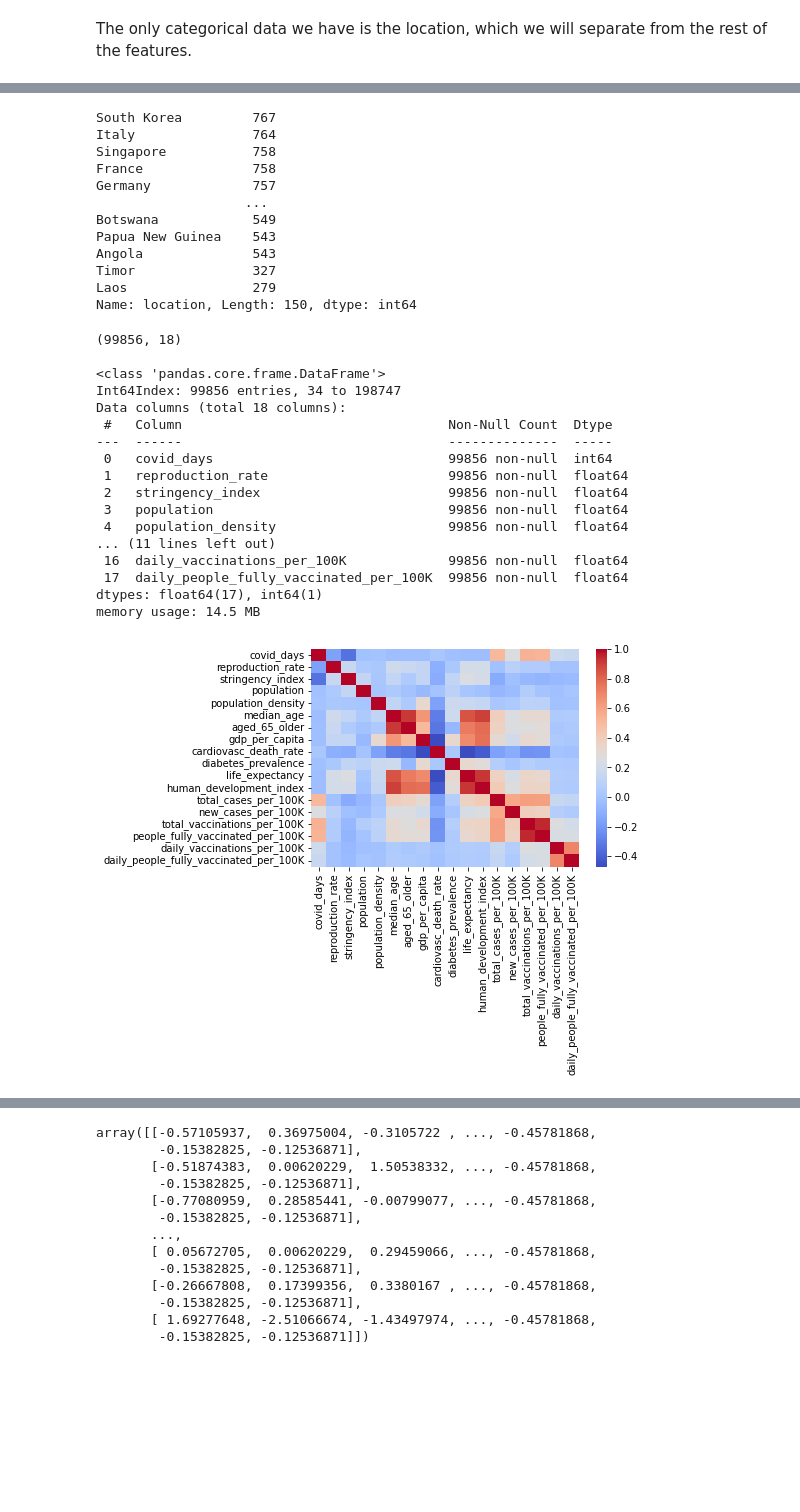
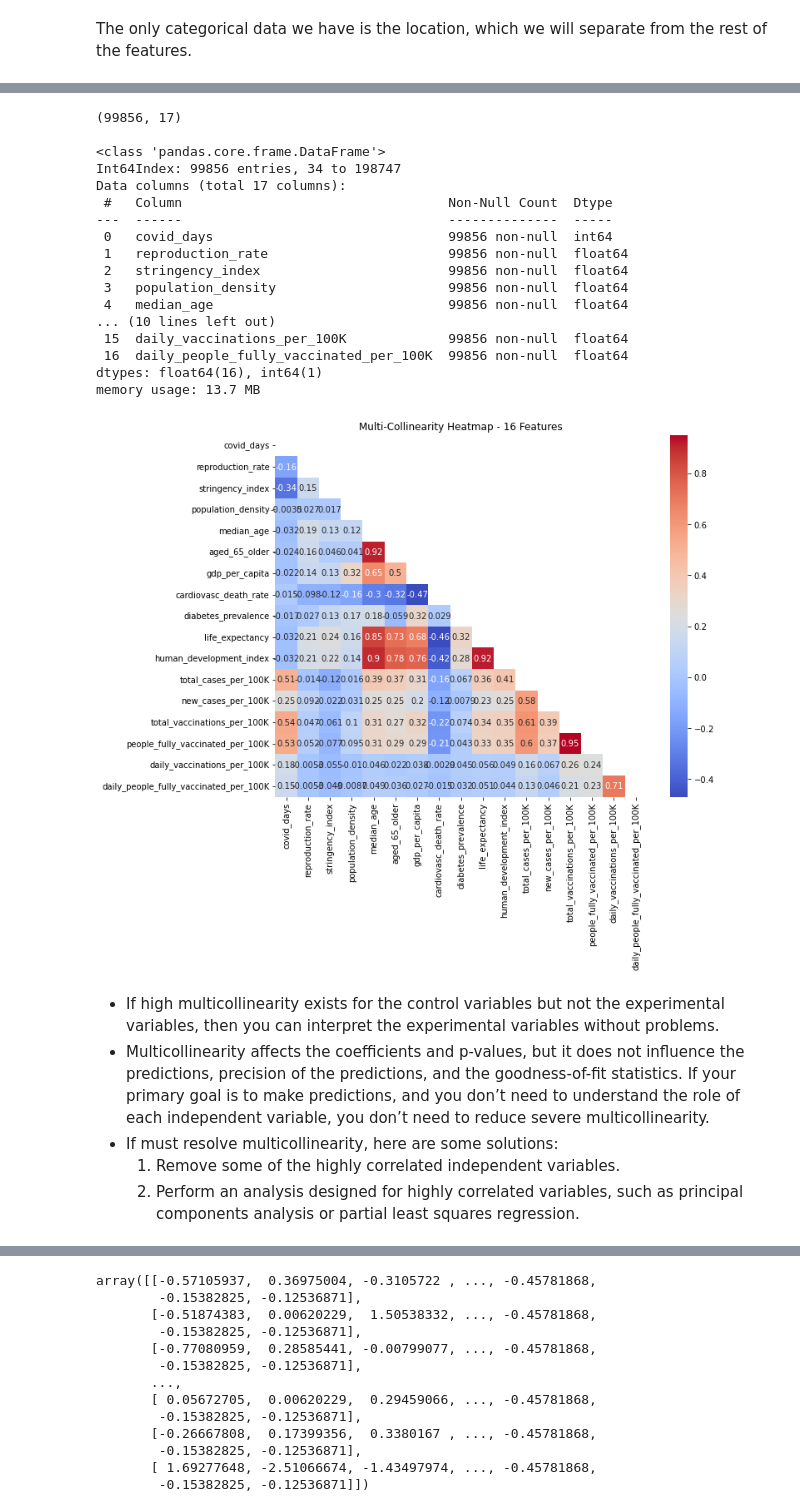
Before and after one commit to Magzzie/COVID-19_Analysis, a Jupyter notebook: COVID-19_Analysis_DB_ML.ipynb, the cells around one changed output, grey strips where cells are left out. Cells and saved outputs as stored; diff of their text form; code cells hidden in the pictures; blank space fills up the shorter version.

```diff
--- a/COVID-19_Analysis_DB_ML.ipynb
+++ b/COVID-19_Analysis_DB_ML.ipynb
@@ -668,41 +413,28 @@ location_name_df.head(10)
 # %%
-location_name_df.location.value_counts()
+# location_name_df.location.value_counts()
-# %% [output]
-South Korea         767
-Italy               764
-Singapore           758
-France              758
-Germany             757
-                   ...
-Botswana            549
-Papua New Guinea    543
-Angola              543
-Timor               327
-Laos                279
-Name: location, Length: 150, dtype: int64
 # %%
 # Create a new DataFrame with the engineered columns for the model.
 cols_drop_phase1 = ['location', 'total_cases', 'new_cases', 'total_vaccinations',
-                   'people_fully_vaccinated', 'daily_vaccinations', 'daily_people_fully_vaccinated']
+                   'people_fully_vaccinated', 'daily_vaccinations', 'daily_people_fully_vaccinated', 'population']
 phase1_cases_df = cases_mill_countries_df.drop(columns=cols_drop_phase1, axis=1)
 print(phase1_cases_df.shape)
 print()
 phase1_cases_df.info()
 # %% [output]
-(99856, 18)
+(99856, 17)
 
 <class 'pandas.core.frame.DataFrame'>
 Int64Index: 99856 entries, 34 to 198747
-Data columns (total 18 columns):
+Data columns (total 17 columns):
  #   Column                                  Non-Null Count  Dtype
 ---  ------                                  --------------  -----
  0   covid_days                              99856 non-null  int64
  1   reproduction_rate                       99856 non-null  float64
  2   stringency_index                        99856 non-null  float64
- 3   population                              99856 non-null  float64
- 4   population_density                      99856 non-null  float64
-... (11 lines left out)
- 16  daily_vaccinations_per_100K             99856 non-null  float64
- 17  daily_people_fully_vaccinated_per_100K  99856 non-null  float64
-dtypes: float64(17), int64(1)
-memory usage: 14.5 MB
+ 3   population_density                      99856 non-null  float64
+ 4   median_age                              99856 non-null  float64
+... (10 lines left out)
+ 15  daily_vaccinations_per_100K             99856 non-null  float64
+ 16  daily_people_fully_vaccinated_per_100K  99856 non-null  float64
+dtypes: float64(16), int64(1)
+memory usage: 13.7 MB
@@ -709,9 +443,16 @@ memory usage: 14.5 MB
 # %%
-# Visualize the data
-plt.figure()
-sns.heatmap(phase1_cases_df.corr(), cmap='coolwarm')
+# Visualize the data for collinearity
+# Generate a mask for upper traingle
+mask = np.triu(np.ones_like(phase1_cases_df.corr(), dtype=bool))
+plt.figure(figsize=(10, 8))
+sns.heatmap(phase1_cases_df.corr(), annot=True, mask=mask, cmap='coolwarm')
+plt.title('Multi-Collinearity Heatmap - 16 Features')
 plt.show()
-# sns.lmplot(x=[x='', y='', data=)
-# sns.lmplot(x='', y='', data=)
 # %% [output]
-[figure, old version]
+[figure, new version]
+# %% [markdown]
+- If high multicollinearity exists for the control variables but not the experimental variables, then you can interpret the experimental variables without problems.
+- Multicollinearity affects the coefficients and p-values, but it does not influence the predictions, precision of the predictions, and the goodness-of-fit statistics. If your primary goal is to make predictions, and you don’t need to understand the role of each independent variable, you don’t need to reduce severe multicollinearity.
+- If must resolve multicollinearity, here are some solutions:
+    1. Remove some of the highly correlated independent variables.
+    2. Perform an analysis designed for highly correlated variables, such as principal components analysis or partial least squares regression.
```
Also changed, not shown: parts of 213 cells of this notebook.
